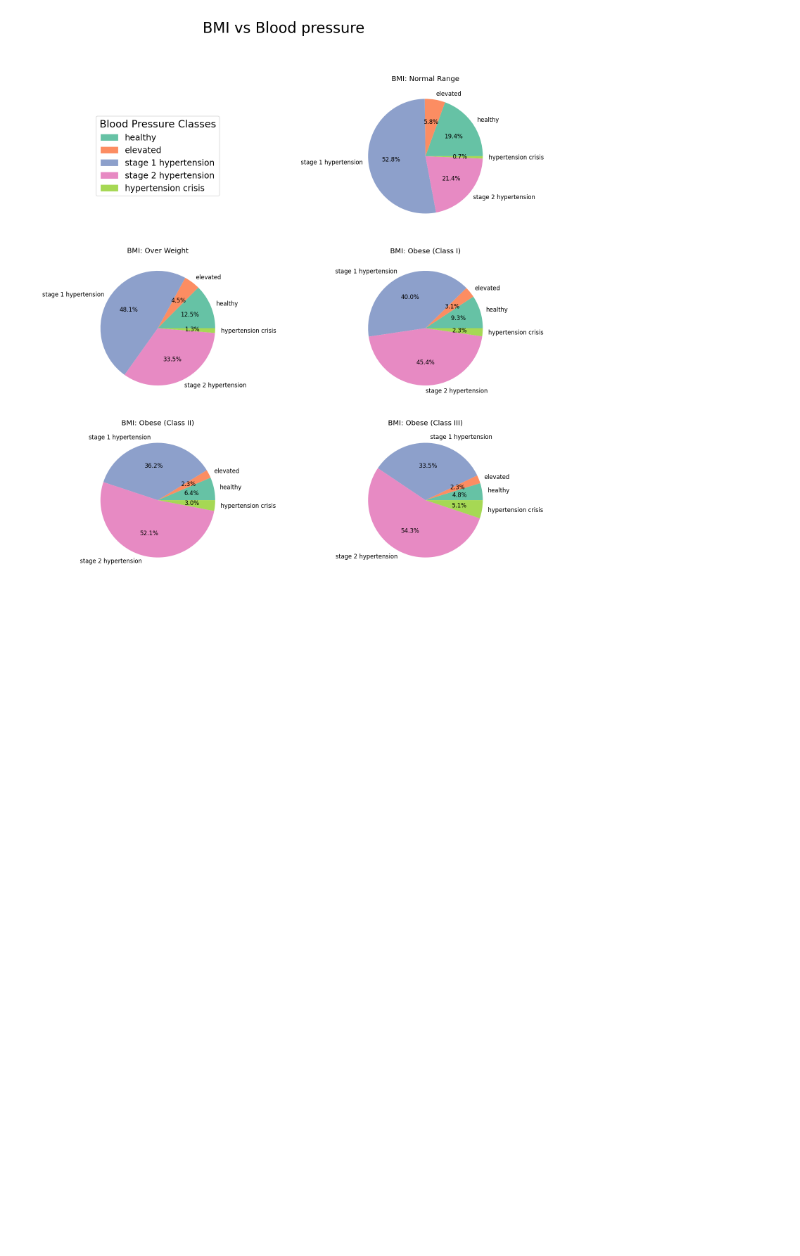
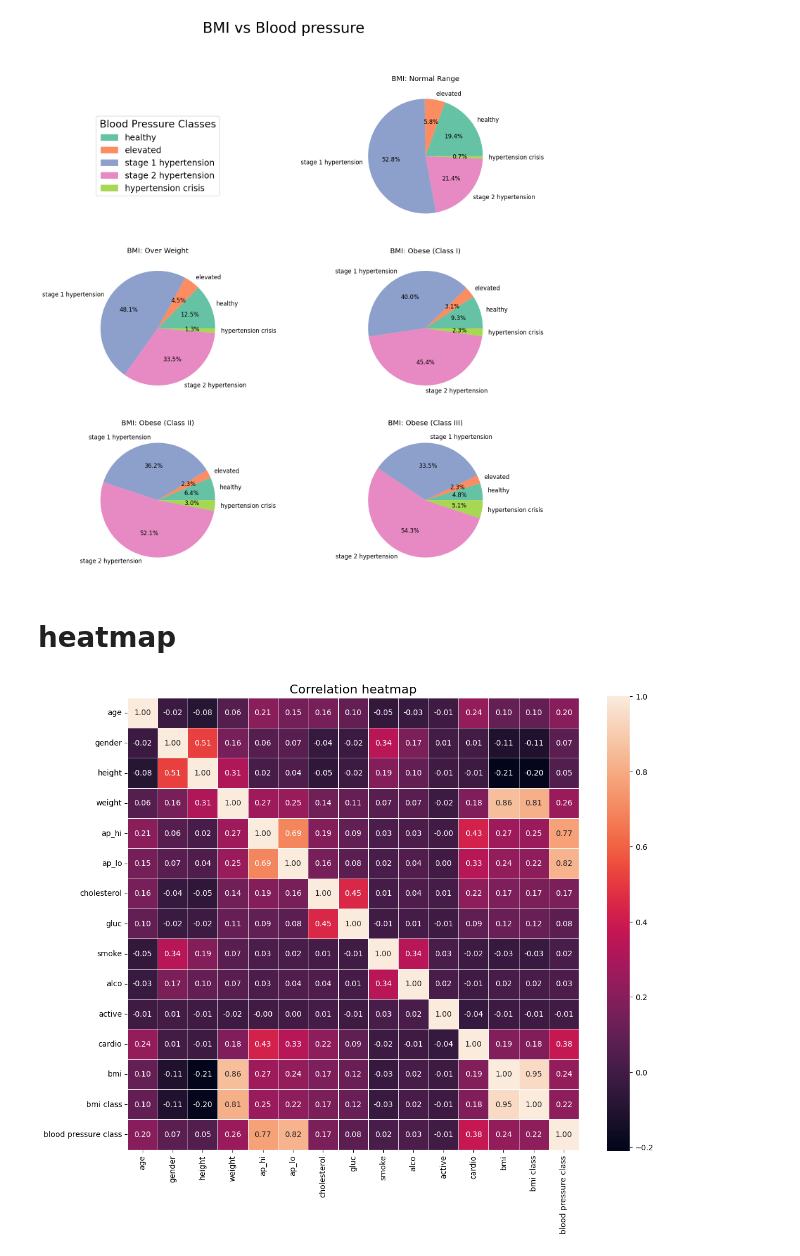
Before and after one commit to Ludwilton/Medical-predictions-lab, a Jupyter notebook: visualization.ipynb, the cells around one changed output. Saved outputs shown, nothing was run; the diff lists cells and outputs as text; code cells hidden in the pictures; blank space fills up the shorter version.

```diff
--- a/visualization.ipynb
+++ b/visualization.ipynb
@@ -155,3 +25,9 @@ data_util.plot_positive_vs_negative_bp(df)
 _ = data_util.plot_bmi_vs_bp(df);
 # %% [output]
 [figure]
+# %% [markdown]
+# heatmap
+# %%
+data_util.plot_heatmap(df)
+# %% [output]
+[figure, added]
```
Also changed, not shown: parts of 4 cells of this notebook, 9 other files.
